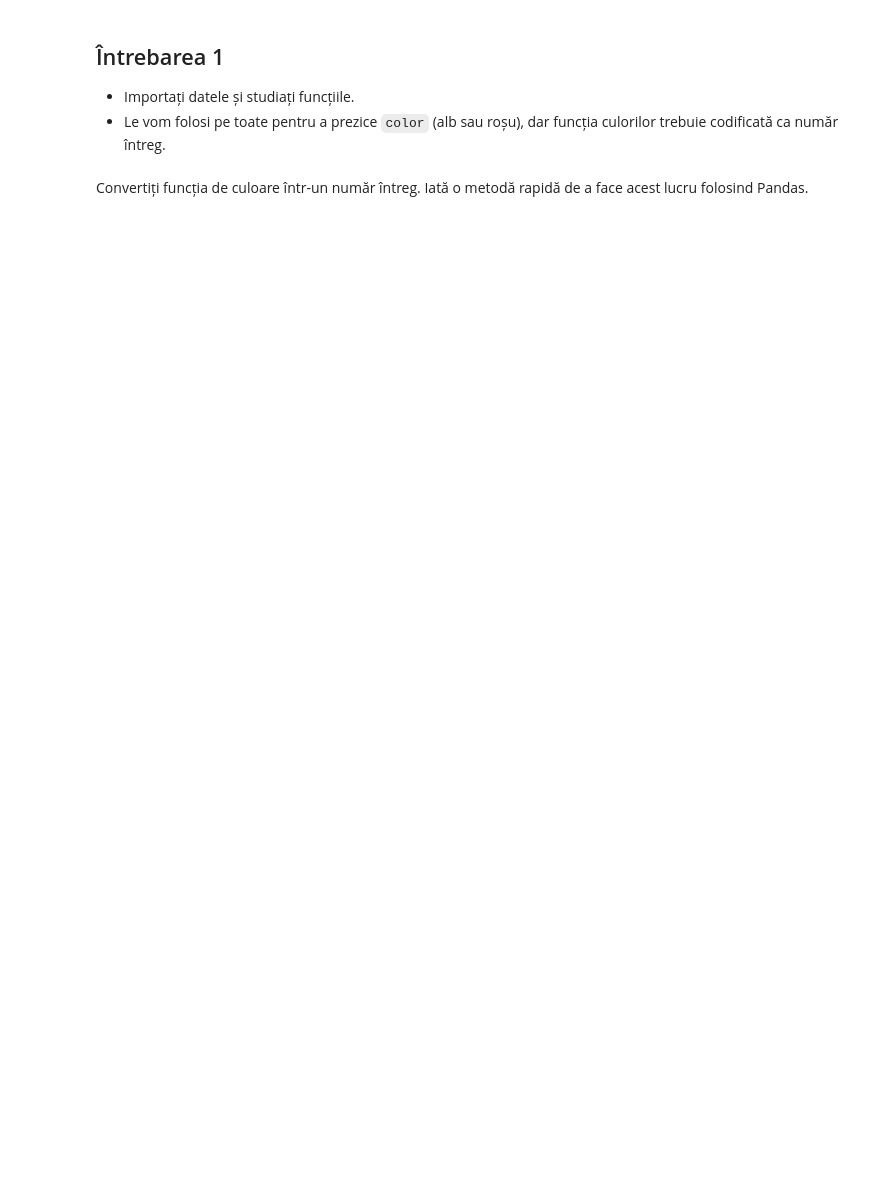
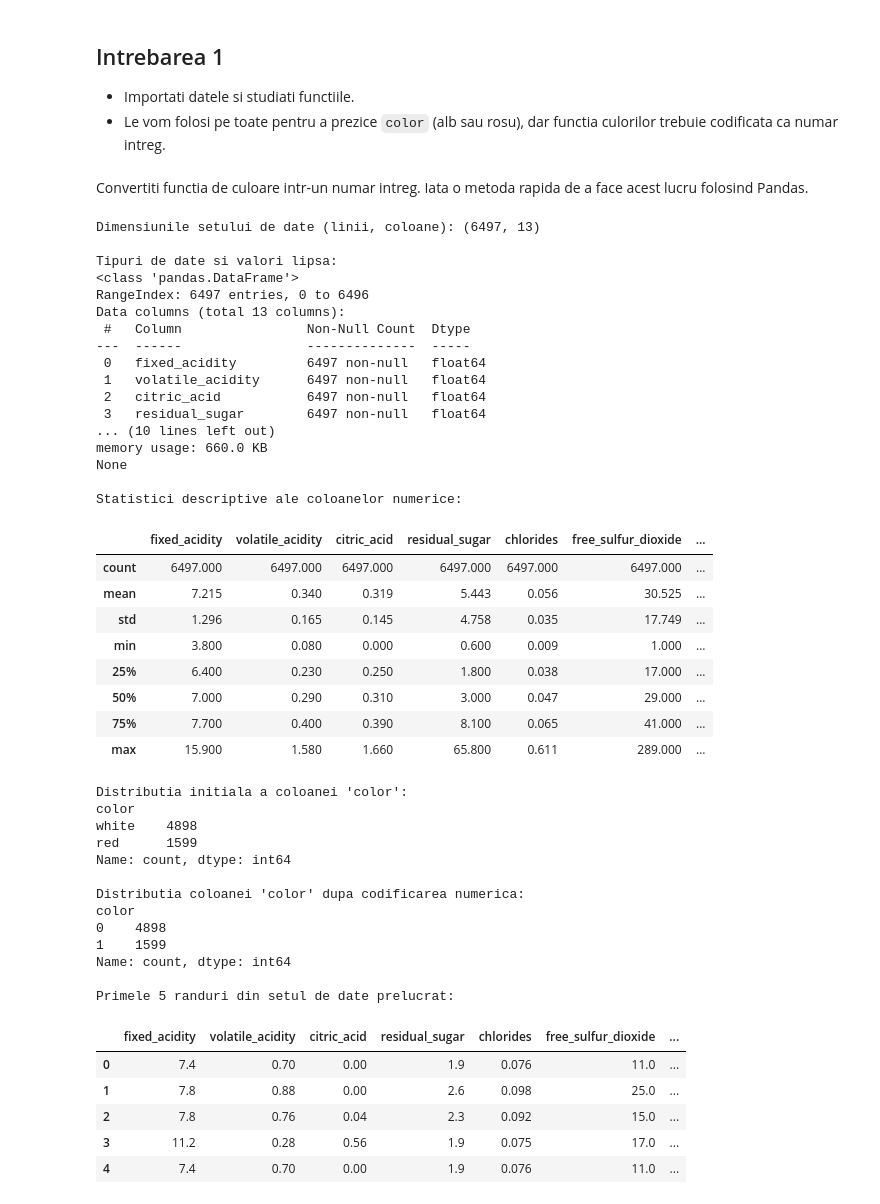
Before and after one commit to yettensyvus/ML-labs, a Jupyter notebook: lab07-08/Ro_08_Decision_Trees_Exercises.ipynb, the cells around one changed output. Cells and saved outputs as stored; diff of their text form; code cells hidden in the pictures; blank space fills up the shorter version.

```diff
--- a/lab07-08/Ro_08_Decision_Trees_Exercises.ipynb
+++ b/lab07-08/Ro_08_Decision_Trees_Exercises.ipynb
@@ -35,8 +52,77 @@ patch_sklearn()
 # %% [markdown]
-## Întrebarea 1
+## Intrebarea 1
 
-* Importați datele și studiați funcțiile.
-* Le vom folosi pe toate pentru a prezice `color` (alb sau roșu), dar funcția culorilor trebuie codificată ca număr întreg.
+* Importati datele si studiati functiile.
+* Le vom folosi pe toate pentru a prezice `color` (alb sau rosu), dar functia culorilor trebuie codificata ca numar intreg.
 # %% [markdown]
-Convertiți funcția de culoare într-un număr întreg. Iată o metodă rapidă de a face acest lucru folosind Pandas.
+Convertiti functia de culoare intr-un numar intreg. Iata o metoda rapida de a face acest lucru folosind Pandas.
+# %%
+# 1. Incarcarea setului de date Wine_Quality_Data.csv
+filepath = os.sep.join(data_path + ['Wine_Quality_Data.csv'])
+wine_data = pd.read_csv(filepath)
+
+print("Dimensiunile setului de date (linii, coloane):", wine_data.shape)
+print("\nTipuri de date si valori lipsa:")
+print(wine_data.info())
+
+print("\nStatistici descriptive ale coloanelor numerice:")
+display(wine_data.describe().round(3))
+
+# 2. Conversia coloanei de culoare intr-un numar intreg: 1 = red (rosu), 0 = white (alb)
+print("\nDistributia initiala a coloanei 'color':")
+print(wine_data['color'].value_counts())
+
+wine_data['color'] = wine_data['color'].replace({'white': 0, 'red': 1}).astype(int)
+
+print("\nDistributia coloanei 'color' dupa codificarea numerica:")
+print(wine_data['color'].value_counts())
+
+print("\nPrimele 5 randuri din setul de date prelucrat:")
+wine_data.head()
+# %% [output]
+Dimensiunile setului de date (linii, coloane): (6497, 13)
+
+Tipuri de date si valori lipsa:
+<class 'pandas.DataFrame'>
+RangeIndex: 6497 entries, 0 to 6496
+Data columns (total 13 columns):
+ #   Column                Non-Null Count  Dtype
+---  ------                --------------  -----
+ 0   fixed_acidity         6497 non-null   float64
+ 1   volatile_acidity      6497 non-null   float64
+ 2   citric_acid           6497 non-null   float64
+ 3   residual_sugar        6497 non-null   float64
+... (10 lines left out)
+memory usage: 660.0 KB
+None
+
+Statistici descriptive ale coloanelor numerice:
+|  | fixed_acidity | volatile_acidity | citric_acid | residual_sugar | chlorides | free_sulfur_dioxide | ... |
+| count | 6497.000 | 6497.000 | 6497.000 | 6497.000 | 6497.000 | 6497.000 | ... |
+| mean | 7.215 | 0.340 | 0.319 | 5.443 | 0.056 | 30.525 | ... |
+| std | 1.296 | 0.165 | 0.145 | 4.758 | 0.035 | 17.749 | ... |
+| min | 3.800 | 0.080 | 0.000 | 0.600 | 0.009 | 1.000 | ... |
+| 25% | 6.400 | 0.230 | 0.250 | 1.800 | 0.038 | 17.000 | ... |
+| 50% | 7.000 | 0.290 | 0.310 | 3.000 | 0.047 | 29.000 | ... |
+| 75% | 7.700 | 0.400 | 0.390 | 8.100 | 0.065 | 41.000 | ... |
+| max | 15.900 | 1.580 | 1.660 | 65.800 | 0.611 | 289.000 | ... |
+Distributia initiala a coloanei 'color':
+color
+white    4898
+red      1599
+Name: count, dtype: int64
+
+Distributia coloanei 'color' dupa codificarea numerica:
+color
+0    4898
+1    1599
+Name: count, dtype: int64
+
+Primele 5 randuri din setul de date prelucrat:
+|  | fixed_acidity | volatile_acidity | citric_acid | residual_sugar | chlorides | free_sulfur_dioxide | ... |
+| 0 | 7.4 | 0.70 | 0.00 | 1.9 | 0.076 | 11.0 | ... |
+| 1 | 7.8 | 0.88 | 0.00 | 2.6 | 0.098 | 25.0 | ... |
+| 2 | 7.8 | 0.76 | 0.04 | 2.3 | 0.092 | 15.0 | ... |
+| 3 | 11.2 | 0.28 | 0.56 | 1.9 | 0.075 | 17.0 | ... |
+| 4 | 7.4 | 0.70 | 0.00 | 1.9 | 0.076 | 11.0 | ... |
 # %% [markdown]
```
Also changed, not shown: parts of 23 cells of this notebook, 1 other file.
